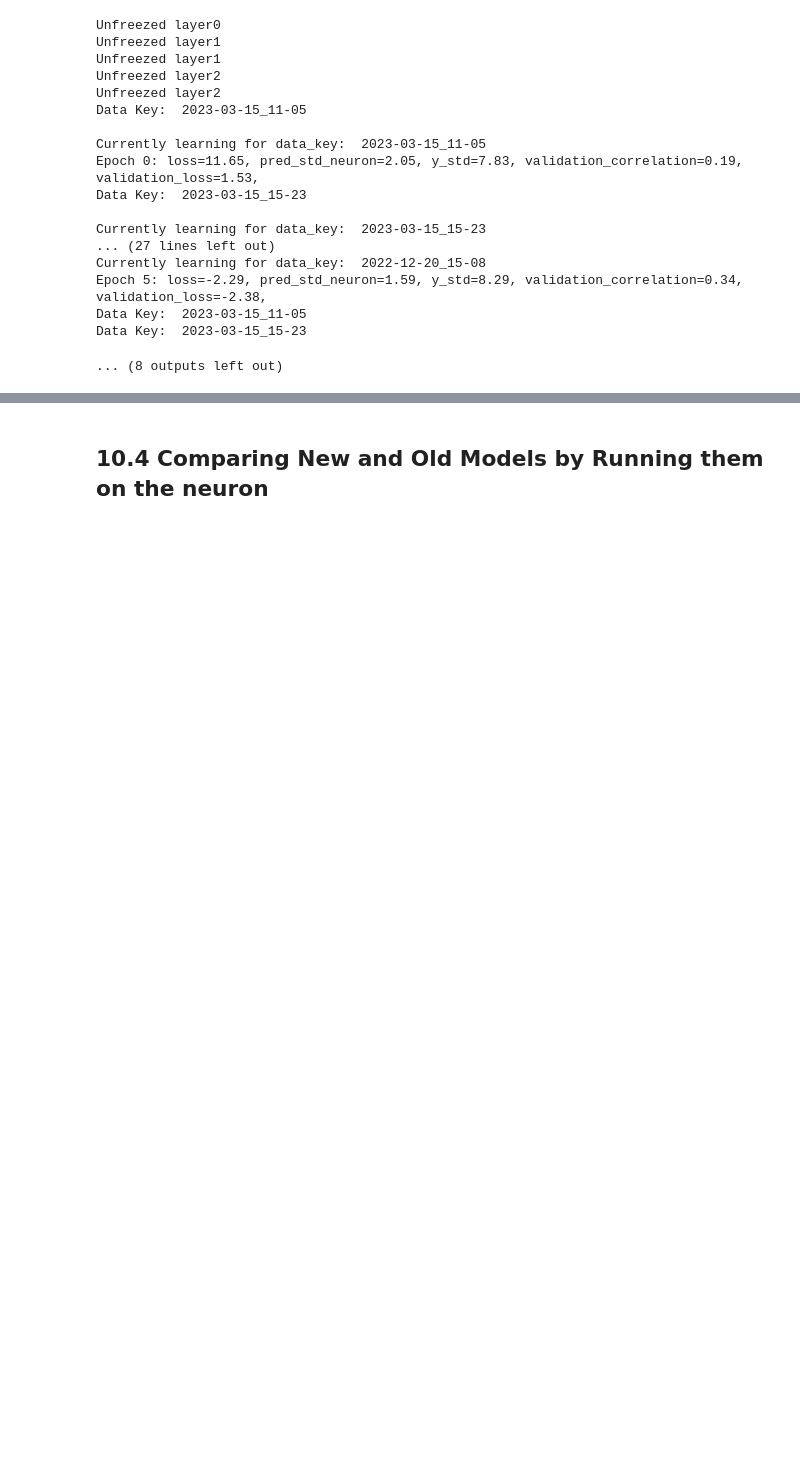
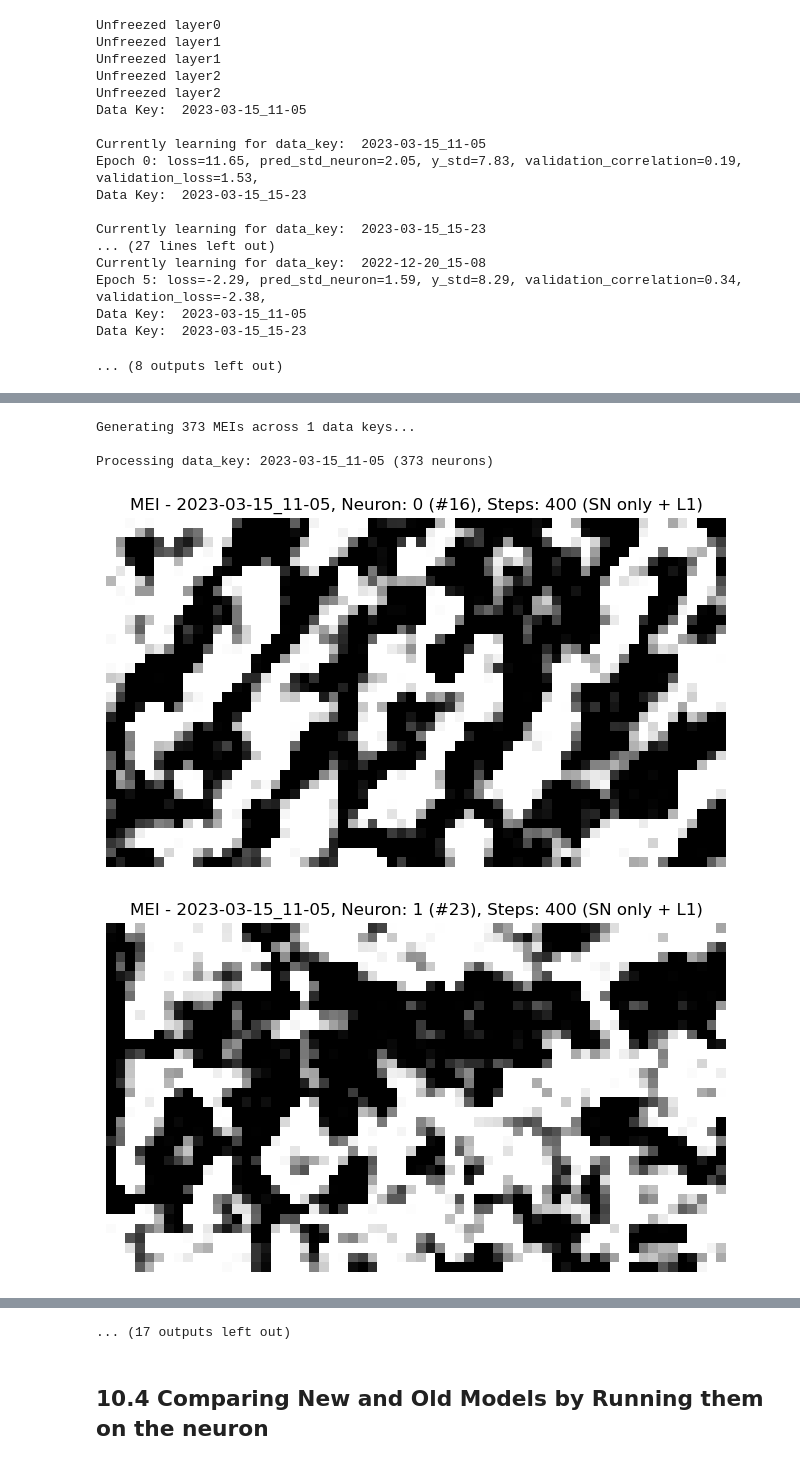
Before and after one commit to ahmedtarek-/neuropixel-predictor, a Jupyter notebook: notebooks/intro_2d_cnn.ipynb, the cells around one changed output, grey strips where cells are left out. Drawn from its saved outputs; the diff is of its cells as text; code cells hidden in the pictures; blank space fills up the shorter version.

Commit message:
[notebooks][base] Changing size of image + adapting device to work on mac and other devices

```diff
--- a/notebooks/intro_2d_cnn.ipynb
+++ b/notebooks/intro_2d_cnn.ipynb
@@ -1489,16 +1489,19 @@ def initialize_model(run, load_weights_from_file=''):
         model.load_state_dict(model_state_dict, strict=False)
     return model
 # %%
-# ##### Load model from W&B if needed
-# run = wandb.init()
-# artifact = run.use_artifact('charite-ahmedtarek-/np-predictor/np-predictor:v10', type='model')
-# artifact_dir = artifact.download()
+##### Load model from W&B if needed
+import wandb
 
-# model_load_path = os.path.join(artifact_dir, 'first_full_model.pt')
-# model_state_dict = torch.load(model_load_path, map_location="cpu", weights_only=False)
-# model.load_state_dict(model_state_dict, strict=False)
-# model.to(torch.device('mps'))
+api = wandb.Api()
+run = api.run("charite-ahmedtarek-/np-predictor/paq5znmk")
 
-######### OR load a run like such ###############
-# api = wandb.Api()
-# run = api.run("charite-ahmedtarek-/np-predictor/g6qeyp7p")
+model = initialize_model(run)
+
+run = wandb.init()
+artifact = run.use_artifact('charite-ahmedtarek-/np-predictor/np-predictor:v16', type='model')
+artifact_dir = artifact.download()
+
+model_load_path = os.path.join(artifact_dir, 'first_full_model.pt')
+model_state_dict = torch.load(model_load_path, map_location="cpu", weights_only=False)
+model.load_state_dict(model_state_dict, strict=False)
+model.to(torch.device('mps'))
@@ -1782,3 +1841,6 @@ Epoch 5: loss=-2.29, pred_std_neuron=1.59, y_std=8.29, validation_correlation=0.
 Data Key:  2023-03-15_11-05
 Data Key:  2023-03-15_15-23
 ... (8 outputs left out)
+# %%
+################ D2. Run single model with params defined in train() method ################
+run, model, history = train(single_run=True)
@@ -1854,8 +1953,8 @@ from neuropixel_predictor.mei.methods import MEIConfig
 import torch.nn.functional as F
 from dataclasses import dataclass
 
-IMAGE_WIDTH = 360
-IMAGE_HEIGHT = 220
+IMAGE_WIDTH = 64
+IMAGE_HEIGHT = 36
 
 SAVE_DIR = 'meis'
 
@@ -2036,6 +2135,8 @@ def generate_and_save_meis(model, n_neurons_dict, steps=600, folder_suffix=None,
     total_meis = sum(n_neurons_dict.values())
     current_mei = 0
 
+    device = "cuda" if torch.cuda.is_available() else "mps"
+
     print(f"Generating {total_meis} MEIs across {len(n_neurons_dict.keys())} data keys...")
 
     for data_key in n_neurons_dict.keys():
@@ -2072,13 +2173,19 @@ def generate_and_save_meis(model, n_neurons_dict, steps=600, folder_suffix=None,
 # %%
 from datetime import datetime
 # ################ E. Generate MEIs ################
 n_neurons_dict = {
     '2023-03-15_11-05': 373,
     # '2023-03-15_15-23': 388,
     # '2022-12-20_15-08': 466
 }
 
 model.to(torch.device('mps'))
 
 date = datetime.now().strftime("%Y-%m-%d")
-generate_and_save_meis(model, n_neurons_dict, steps=100, folder_suffix= run.name, cluster_ids=cluster_ids, title_suffix="(SN only + L1)")
+generate_and_save_meis(model, n_neurons_dict, steps=400, folder_suffix= run.name, cluster_ids=cluster_ids, title_suffix="(SN only + L1)")
+# %% [output]
+Generating 373 MEIs across 1 data keys...
+
+Processing data_key: 2023-03-15_11-05 (373 neurons)
+[figure, added]
+[figure, added]
@@ -2085 +2201,2 @@ generate_and_save_meis(model, n_neurons_dict, steps=100, folder_suffix= run.name
+... (17 outputs left out)
 # %%
```
Also changed, not shown: parts of 7 cells of this notebook, 5 other files.
